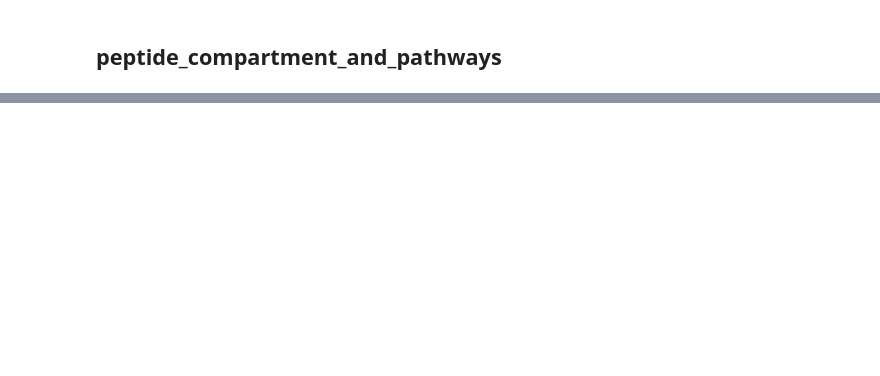
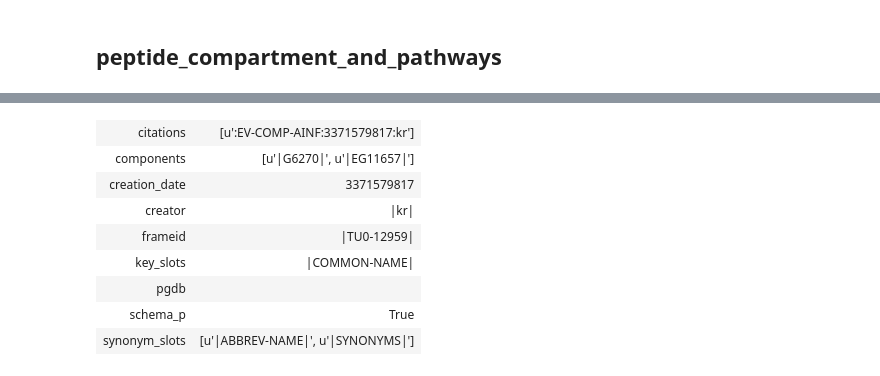
Before and after one commit to jdtibochab/bacillusme, a Jupyter notebook: ecolime/building_data/MetaCyc_dependent_files.ipynb, the cells around one changed output, grey strips where cells are left out. Saved outputs shown, nothing was run; the diff lists cells and outputs as text; code cells hidden in the pictures; blank space fills up the shorter version.

```diff
--- a/ecolime/building_data/MetaCyc_dependent_files.ipynb
+++ b/ecolime/building_data/MetaCyc_dependent_files.ipynb
@@ -578,0 +683,17 @@ for protein in bsub.proteins.instances:
+# %%
+for instance in ecoli.transcription_units.instances:
+    instance_data = pc.PToolsFrame.PFrame.get_frame_data(instance)
+    if instance_data.frameid == '|TU0_14388|':
+        break
+# %%
+instance_data
+# %% [output]
+| citations | [u':EV-COMP-AINF:3371579817:kr'] |
+| components | [u'|G6270|', u'|EG11657|'] |
+| creation_date | 3371579817 |
+| creator | |kr| |
+| frameid | |TU0-12959| |
+| key_slots | |COMMON-NAME| |
+| pgdb |  |
+| schema_p | True |
+| synonym_slots | [u'|ABBREV-NAME|', u'|SYNONYMS|'] |
```
Also changed, not shown: parts of 12 cells of this notebook, 13 other files.
